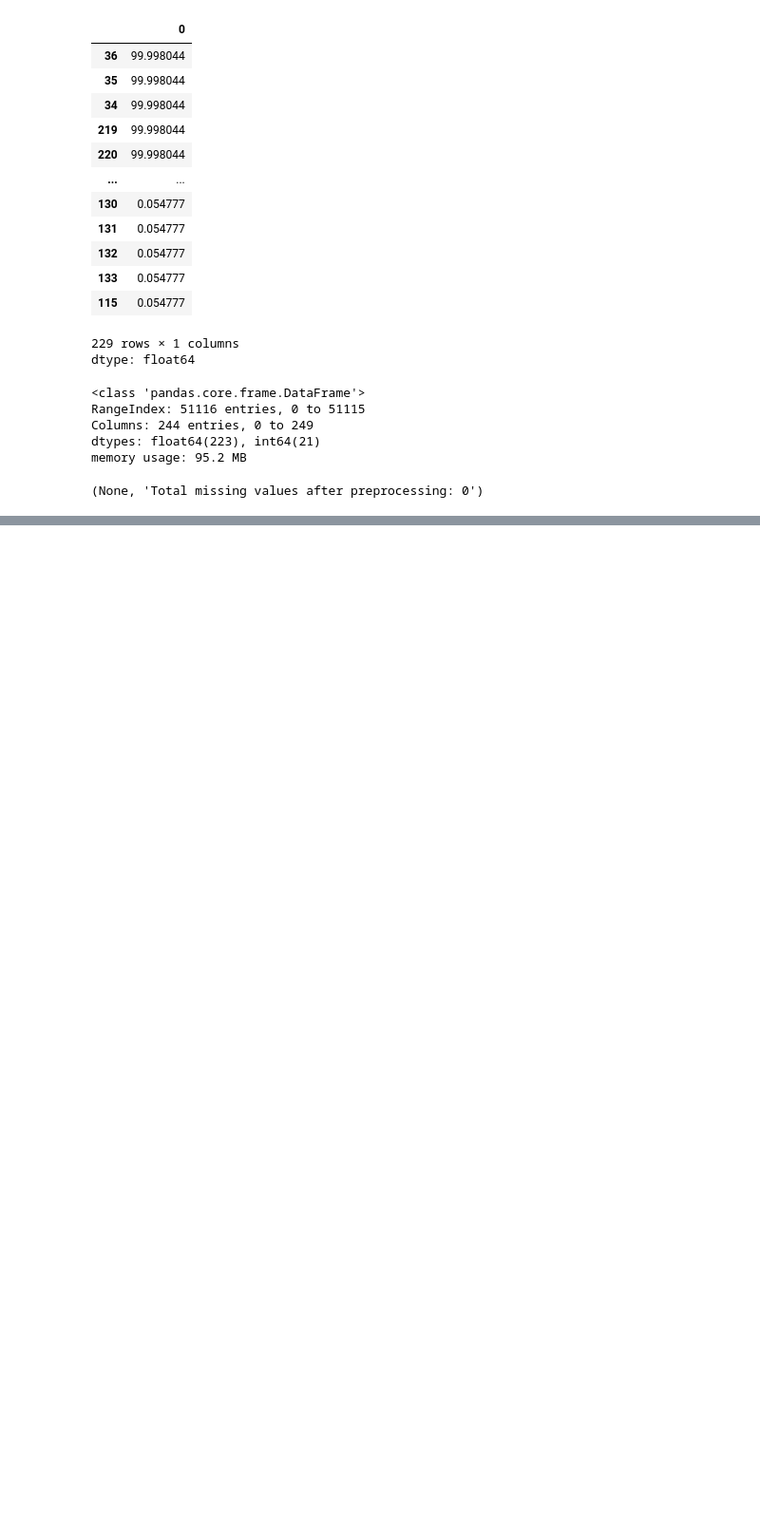
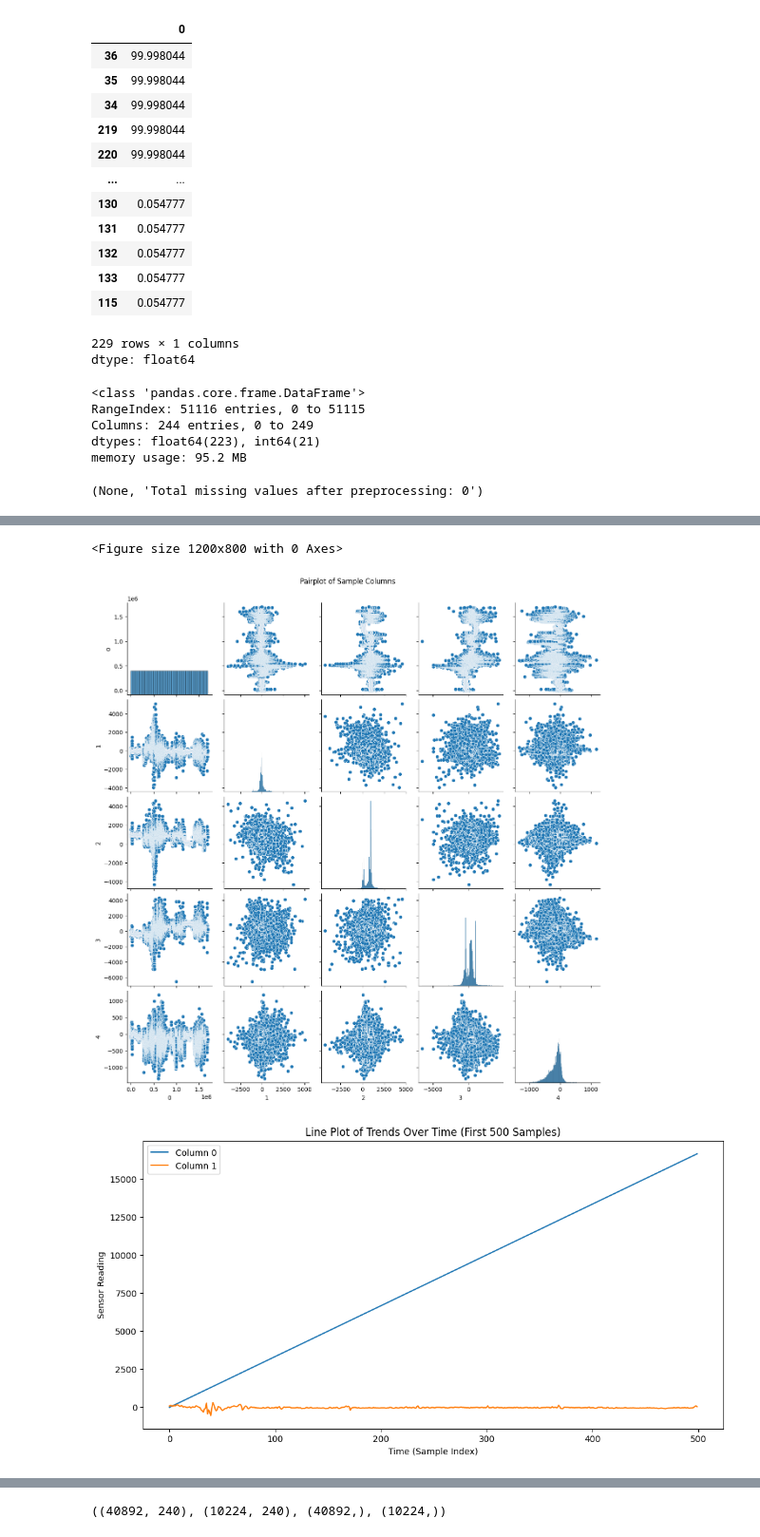
Before and after one commit to Balajinanda/Datascience-Project, a Jupyter notebook: Data_Science_Project.ipynb, the cells around one changed output, grey strips where cells are left out. Shown at 95% size. Cells and saved outputs as stored; diff of their text form; code cells hidden in the pictures; blank space fills up the shorter version.

```diff
--- a/Data_Science_Project.ipynb
+++ b/Data_Science_Project.ipynb
@@ -184,0 +215,43 @@ memory usage: 95.2 MB
+# %%
+# Additional plots for detailed EDA
+
+# 1. Pairplot of a small subset of columns to visualize pairwise relationships
+plt.figure(figsize=(12, 8))
+sns.pairplot(sample_columns.iloc[:, :5])  # Pairplot for the first 5 columns
+plt.suptitle("Pairplot of Sample Columns", y=1.02)
+plt.show()
+
+# 2. Line plots to examine trends over time for the first 2 columns
+plt.figure(figsize=(12, 6))
+for col in sample_columns.columns[:2]:
+    plt.plot(sample_columns.index[:500], sample_columns[col][:500], label=f"Column {col}")
+plt.title("Line Plot of Trends Over Time (First 500 Samples)")
+plt.xlabel("Time (Sample Index)")
+plt.ylabel("Sensor Reading")
+plt.legend()
+plt.show()
+
+# 3. Distribution plots for the first 5 columns
+plt.figure(figsize=(12, 8))
+for i, col in enumerate(sample_columns.columns[:5], 1):
+    plt.subplot(2, 3, i)
+    sns.histplot(sample_columns[col], kde=True)
+    plt.title(f"Distribution of Column {col}")
+plt.tight_layout()
+plt.show()
+
+# 4. Violin plot to visualize data distribution and density
+plt.figure(figsize=(12, 8))
+sns.violinplot(data=sample_columns.iloc[:, :5])
+plt.title("Violin Plot of Sample Columns")
+plt.xticks(rotation=90)
+plt.show()
+
+# 5. Scatter plot matrix for the first 4 columns
+sns.pairplot(sample_columns.iloc[:, :4], diag_kind="kde")
+plt.suptitle("Scatter Plot Matrix", y=1.02)
+plt.show()
+# %% [output]
+<Figure size 1200x800 with 0 Axes>
+[figure, added]
+[figure, added]
@@ -184,0 +261,28 @@ memory usage: 95.2 MB
+# %%
+import pandas as pd
+import os
+import zipfile
+from sklearn.preprocessing import StandardScaler
+from sklearn.model_selection import train_test_split
+
+# Step 3: Extract features and normalize
+sensor_data = data_cleaned.iloc[:, :-6]  # Exclude the last 6 columns for labels
+sensor_data.columns = sensor_data.columns.astype(str)  # Ensure column names are strings
+sensor_data['mean'] = sensor_data.mean(axis=1)
+sensor_data['std_dev'] = sensor_data.std(axis=1)
+
+# Normalize sensor readings
+scaler = StandardScaler()
+normalized_data = scaler.fit_transform(sensor_data)
+
+# Step 4: Prepare labels and split data
+label_data = data_cleaned.iloc[:, -6:]  # Extract labels
+locomotion_labels = label_data.iloc[:, 0]  # Assuming 'Locomotion' is the first label
+X_train, X_test, y_train, y_test = train_test_split(
+    normalized_data, locomotion_labels, test_size=0.2, random_state=42
+)
+
+# Display shapes of resulting datasets
+(X_train.shape, X_test.shape, y_train.shape, y_test.shape)
+# %% [output]
+((40892, 240), (10224, 240), (40892,), (10224,))
```
Also changed, not shown: parts of 2 cells of this notebook.
